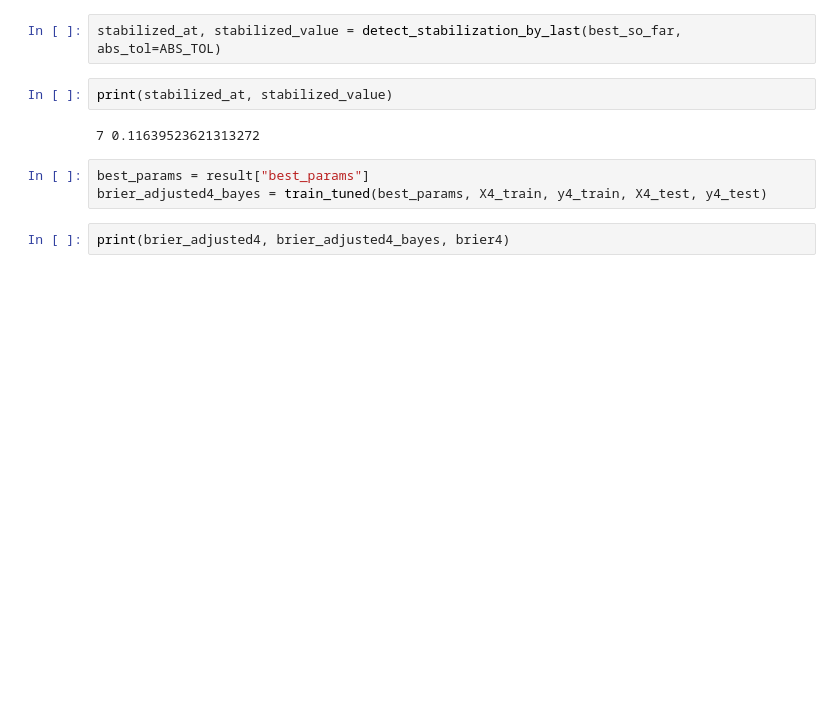
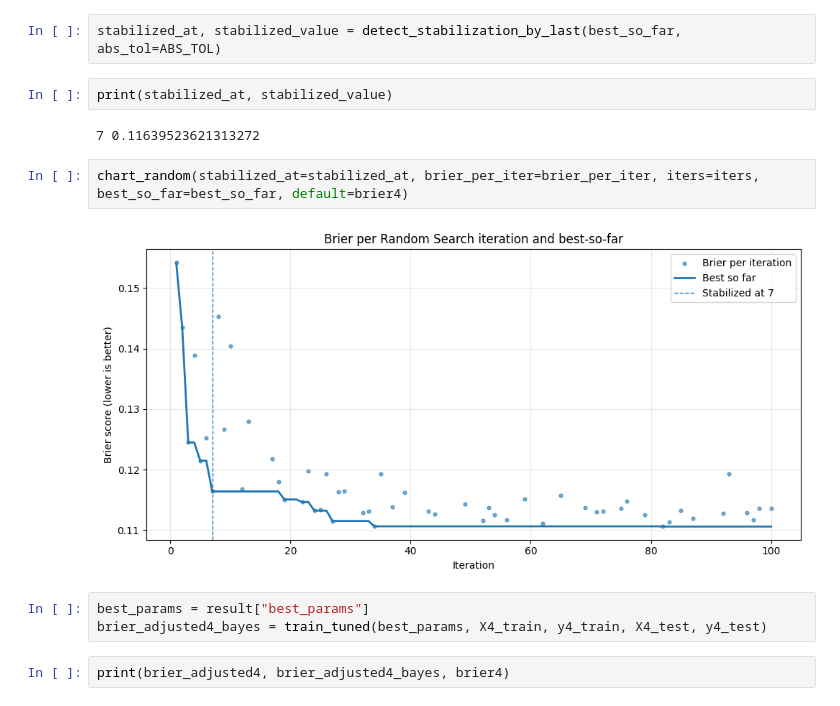
Before and after one commit to Wysocki-Piotr/Hyperparameter-optimization, a Jupyter notebook: LightGBM.ipynb, the cells around one changed output. Saved outputs shown, nothing was run; the diff lists cells and outputs as text; blank space fills up the shorter version.

Commit message:
add missing chart

```diff
--- a/LightGBM.ipynb
+++ b/LightGBM.ipynb
@@ -814,6 +799,10 @@ stabilized_at, stabilized_value = detect_stabilization_by_last(best_so_far, abs_
 print(stabilized_at, stabilized_value)
 # %% [output]
 7 0.11639523621313272
+# %%
+chart_random(stabilized_at=stabilized_at, brier_per_iter=brier_per_iter, iters=iters, best_so_far=best_so_far, default=brier4)
+# %% [output]
+[figure, added]
 # %%
 best_params = result["best_params"]
 brier_adjusted4_bayes = train_tuned(best_params, X4_train, y4_train, X4_test, y4_test)
```
Also changed, not shown: parts of 2 cells of this notebook.
